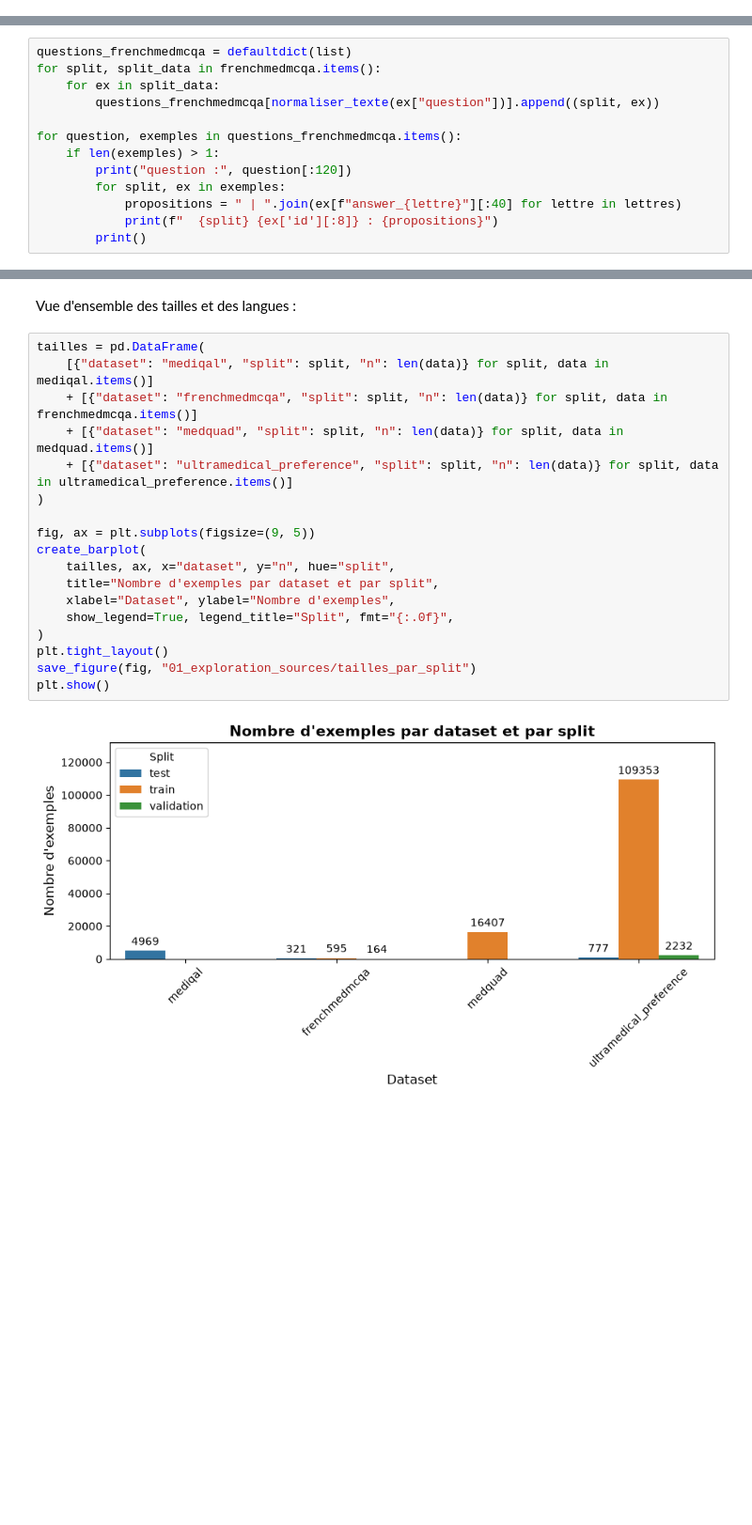
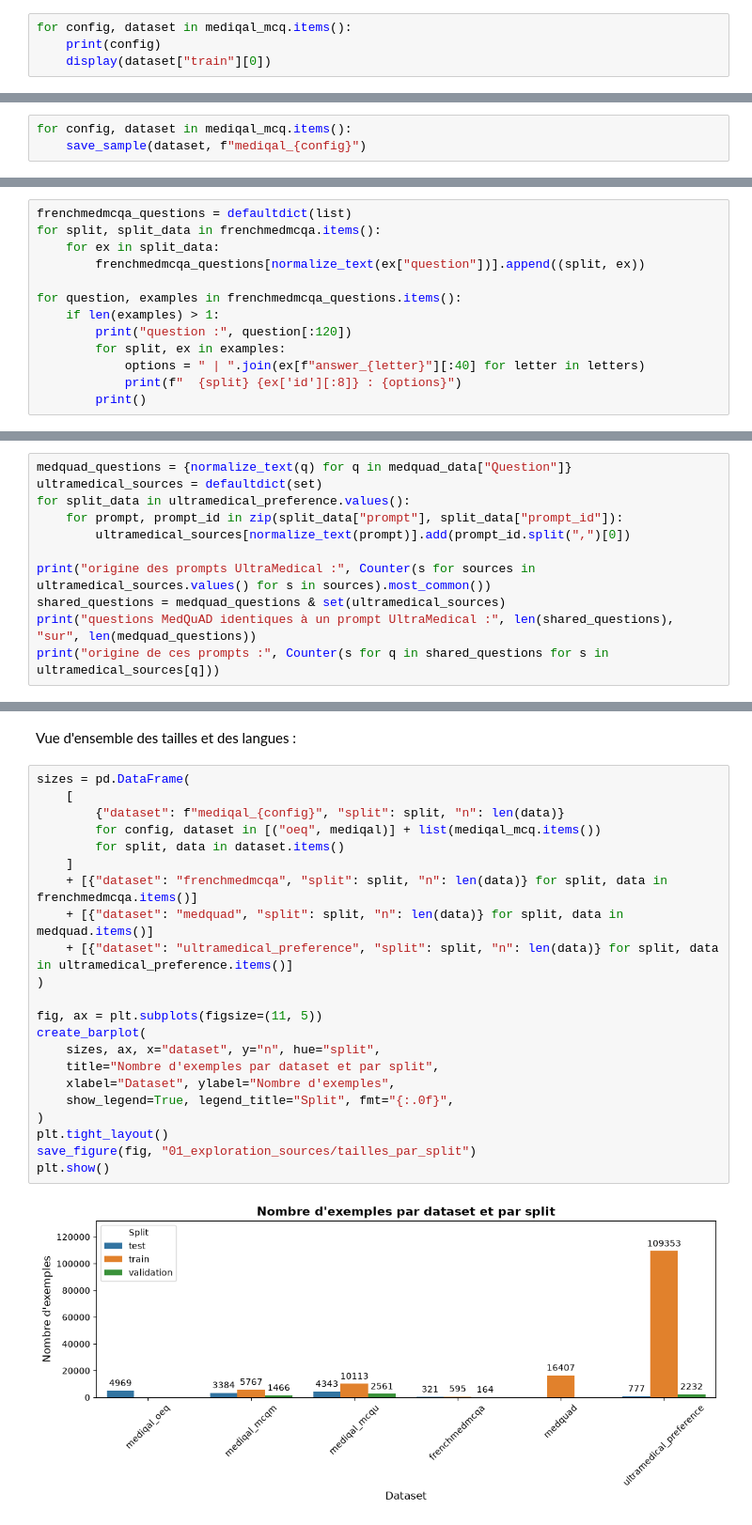
Before and after one commit to RaphaelRIVIERE/llm-finetuning, a Jupyter notebook: notebooks/01_exploration_sources.ipynb, the cells around one changed output, grey strips where cells are left out. Shown at 94% size. Saved outputs shown, nothing was run; the diff lists cells and outputs as text; blank space fills up the shorter version.

```diff
--- a/notebooks/01_exploration_sources.ipynb
+++ b/notebooks/01_exploration_sources.ipynb
@@ -155,0 +194,4 @@ mediqal/test : 20 exemples tirés au hasard écrits dans /home/rapha/ia-engineer
+# %%
+for config, dataset in mediqal_mcq.items():
+    print(config)
+    display(dataset["train"][0])
@@ -155,0 +266,3 @@ mediqal/test : 20 exemples tirés au hasard écrits dans /home/rapha/ia-engineer
+# %%
+for config, dataset in mediqal_mcq.items():
+    save_sample(dataset, f"mediqal_{config}")
@@ -514,15 +844,15 @@ Je regarde les 5 questions FrenchMedMCQA qui reviennent plusieurs fois :
 # %%
-questions_frenchmedmcqa = defaultdict(list)
+frenchmedmcqa_questions = defaultdict(list)
 for split, split_data in frenchmedmcqa.items():
     for ex in split_data:
-        questions_frenchmedmcqa[normaliser_texte(ex["question"])].append((split, ex))
+        frenchmedmcqa_questions[normalize_text(ex["question"])].append((split, ex))
 
-for question, exemples in questions_frenchmedmcqa.items():
-    if len(exemples) > 1:
+for question, examples in frenchmedmcqa_questions.items():
+    if len(examples) > 1:
         print("question :", question[:120])
-        for split, ex in exemples:
-            propositions = " | ".join(ex[f"answer_{lettre}"][:40] for lettre in lettres)
-            print(f"  {split} {ex['id'][:8]} : {propositions}")
+        for split, ex in examples:
+            options = " | ".join(ex[f"answer_{letter}"][:40] for letter in letters)
+            print(f"  {split} {ex['id'][:8]} : {options}")
         print()
 # %% [output]
 question : quelle est la proposition inexacte concernant les modifications des activités enzymatiques provoquées par le benzène?
@@ -554,0 +887,11 @@ La question seule reste donc la bonne unité pour FrenchMedMCQA. Une clé questi
+# %%
+medquad_questions = {normalize_text(q) for q in medquad_data["Question"]}
+ultramedical_sources = defaultdict(set)
+for split_data in ultramedical_preference.values():
+    for prompt, prompt_id in zip(split_data["prompt"], split_data["prompt_id"]):
+        ultramedical_sources[normalize_text(prompt)].add(prompt_id.split(",")[0])
+
+print("origine des prompts UltraMedical :", Counter(s for sources in ultramedical_sources.values() for s in sources).most_common())
+shared_questions = medquad_questions & set(ultramedical_sources)
+print("questions MedQuAD identiques à un prompt UltraMedical :", len(shared_questions), "sur", len(medquad_questions))
+print("origine de ces prompts :", Counter(s for q in shared_questions for s in ultramedical_sources[q]))
@@ -627,23 +1108,27 @@ Le chiffre de 27 % est donc un ordre de grandeur. La règle finale viendra avec
 # %% [markdown]
 Vue d'ensemble des tailles et des langues :
 # %%
-tailles = pd.DataFrame(
-    [{"dataset": "mediqal", "split": split, "n": len(data)} for split, data in mediqal.items()]
+sizes = pd.DataFrame(
+    [
+        {"dataset": f"mediqal_{config}", "split": split, "n": len(data)}
+        for config, dataset in [("oeq", mediqal)] + list(mediqal_mcq.items())
+        for split, data in dataset.items()
+    ]
     + [{"dataset": "frenchmedmcqa", "split": split, "n": len(data)} for split, data in frenchmedmcqa.items()]
     + [{"dataset": "medquad", "split": split, "n": len(data)} for split, data in medquad.items()]
     + [{"dataset": "ultramedical_preference", "split": split, "n": len(data)} for split, data in ultramedical_preference.items()]
 )
 
-fig, ax = plt.subplots(figsize=(9, 5))
+fig, ax = plt.subplots(figsize=(11, 5))
 create_barplot(
-    tailles, ax, x="dataset", y="n", hue="split",
+    sizes, ax, x="dataset", y="n", hue="split",
     title="Nombre d'exemples par dataset et par split",
     xlabel="Dataset", ylabel="Nombre d'exemples",
     show_legend=True, legend_title="Split", fmt="{:.0f}",
 )
 plt.tight_layout()
 save_figure(fig, "01_exploration_sources/tailles_par_split")
 plt.show()
 # %% [output]
-[figure, old version]
+[figure, new version]
 # %%
```
Also changed, not shown: parts of 72 cells of this notebook, 9 other files.
